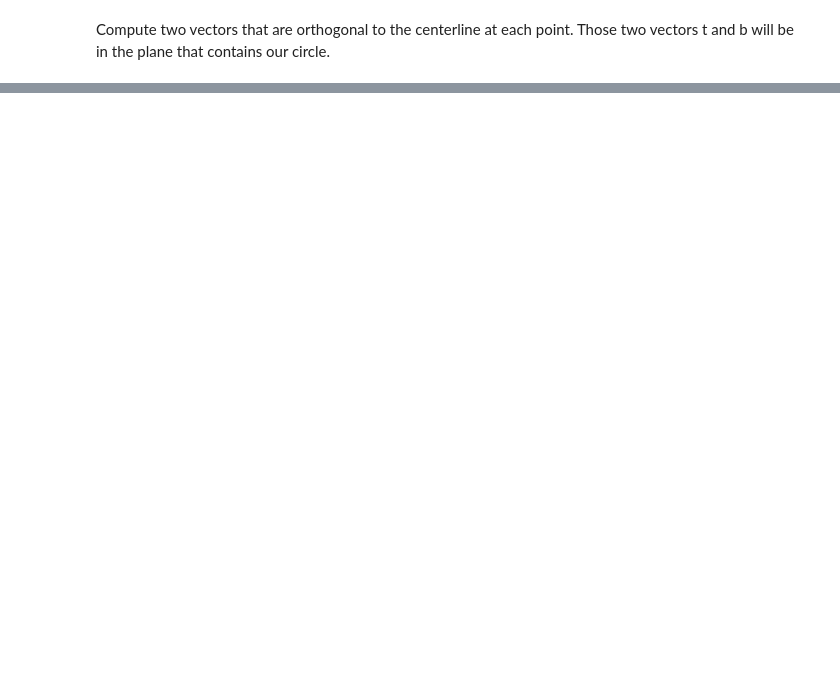
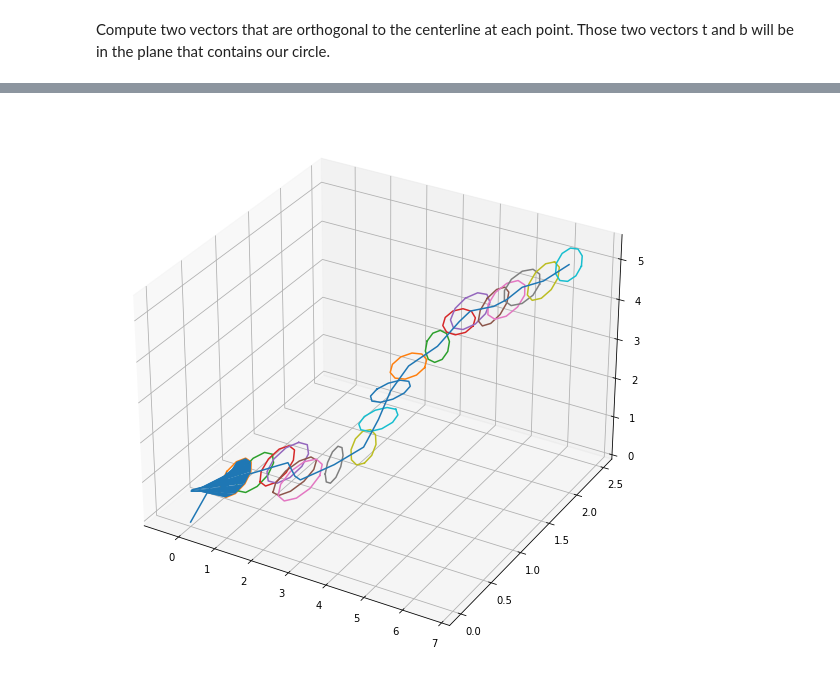
Before and after one commit to HaukeBartsch/shai-hulud, a Jupyter notebook: generateGeometry.ipynb, the cells around one changed output, grey strips where cells are left out. Saved outputs shown, nothing was run; the diff lists cells and outputs as text; code cells hidden in the pictures; blank space fills up the shorter version.

```diff
--- a/generateGeometry.ipynb
+++ b/generateGeometry.ipynb
@@ -94,0 +93,17 @@ AttributeError: module 'matplotlib.pyplot' has no attribute 'set_aspect'
+# %%
+triangles = []
+# test with a simple double ring first
+circleID = 0
+# for the current circle go through all its points and connect to the next circle
+for i in range(circlePoints):
+    pidx1r1 = circleID*(circlePoints+1) + i
+    pidx2r1 = (pidx1r1+1)%(circlePoints+1)
+
+    pidx1r2 = (pidx1r1+shifts[circleID])
+    pidx2r2 = (pidx1r2+1)%(circlePoints+1)
+    pidx1r2 = pidx1r2 + circlePoints*(circleID+1)
+    pidx2r2 = pidx2r2 + circlePoints*(circleID+1)
+    #print(pidx1r1, pidx2r1, pidx1r2, pidx2r2)
+    triangles.append([pidx1r1, pidx2r1, pidx1r2])
+    triangles.append([pidx1r2, pidx2r1, pidx2r2])
+triangles
@@ -94,0 +131,35 @@ AttributeError: module 'matplotlib.pyplot' has no attribute 'set_aspect'
+# %%
+# plot the triangles together with everything else
+from mpl_toolkits.mplot3d import Axes3D
+from mpl_toolkits.mplot3d.art3d import Poly3DCollection
+
+# should be array of coordinates
+trigDisplay = []
+for i in range(len(triangles)):
+    trig = [list(vertices[triangles[i][0]]), list(vertices[triangles[i][1]]), list(vertices[triangles[i][2]])]
+    trigDisplay.append(trig)
+#print(trigDisplay)
+
+fig = plt.figure(figsize=(10, 10))
+ax = fig.add_subplot(111, projection='3d')
+x = [a[0] for a in centerLine]
+y = [a[1] for a in centerLine]
+z = [a[2] for a in centerLine]
+for i in range(len(circles)):
+    circle = circles[i]
+    xc = [a[0] for a in circle]
+    yc = [a[1] for a in circle]
+    zc = [a[2] for a in circle]
+    ax.plot(xc, yc, zc)
+ax.plot(x, y, z)
+plt.gca().set_aspect('auto')
+
+ax.add_collection(Poly3DCollection(trigDisplay))
+
+#ax.set_xlim([0,10])
+#ax.set_ylim([0,10])
+#ax.set_zlim([0,10])
+
+plt.show()
+# %% [output]
+[figure, added]
```
Also changed, not shown: parts of 9 cells of this notebook.
